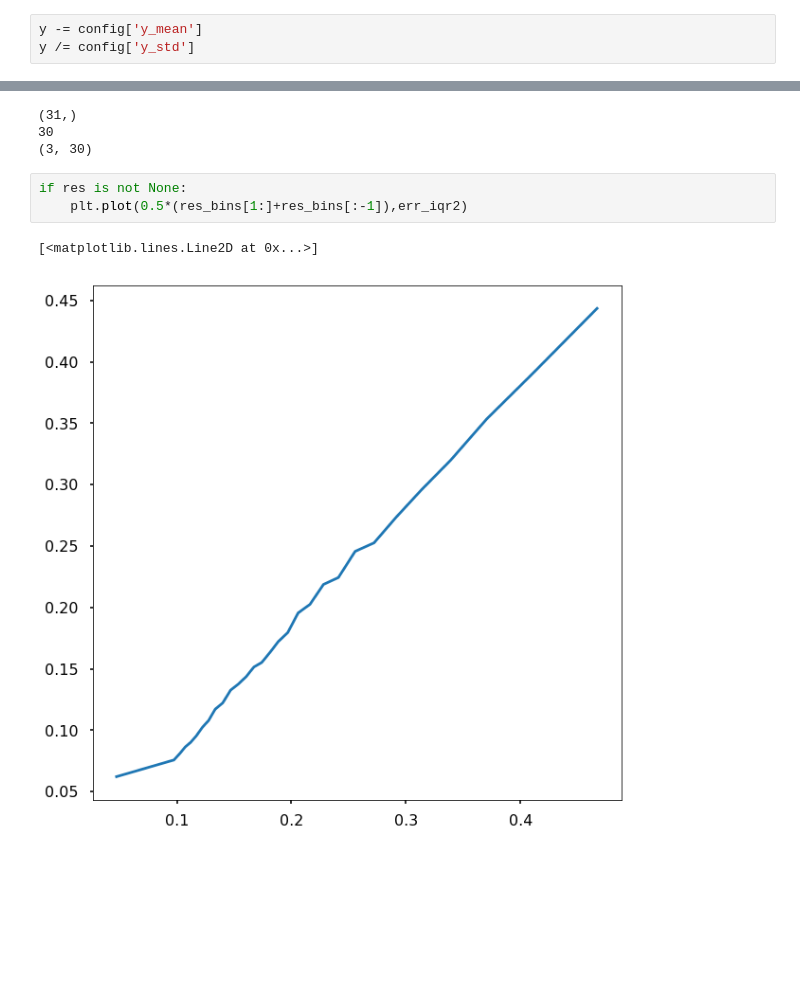
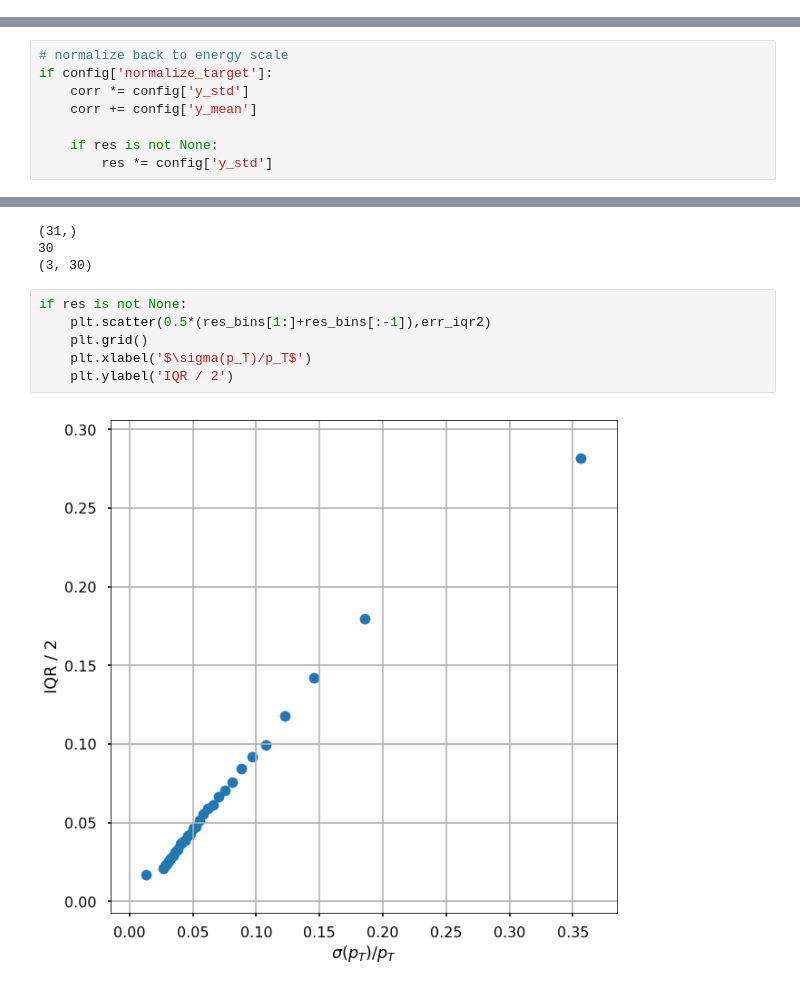
Before and after one commit to michelif/HHbbgg_ETH, a Jupyter notebook: bregression/notebooks/predict_ffwd.ipynb, the cells around one changed output, grey strips where cells are left out. Drawn from its saved outputs; the diff is of its cells as text; blank space fills up the shorter version.

```diff
--- a/bregression/notebooks/predict_ffwd.ipynb
+++ b/bregression/notebooks/predict_ffwd.ipynb
@@ -57,6 +62,3 @@ y = (data['Jet_mcPt']/data['Jet_pt']).values.reshape(-1,1)
-# %%
-y -= config['y_mean']
-y /= config['y_std']
 # %%
 model = keras.models.load_model(models[0],compile=False)
 # %%
@@ -127,0 +102,8 @@ if y_pred.shape[1] > 2:
+# %%
+# normalize back to energy scale
+if config['normalize_target']:
+    corr *= config['y_std']
+    corr += config['y_mean']
+
+    if res is not None:
+        res *= config['y_std']
@@ -203,7 +248,9 @@ if res is not None:
 (3, 30)
 # %%
 if res is not None:
-    plt.plot(0.5*(res_bins[1:]+res_bins[:-1]),err_iqr2)
+    plt.scatter(0.5*(res_bins[1:]+res_bins[:-1]),err_iqr2)
+    plt.grid()
+    plt.xlabel('$\sigma(p_T)/p_T$')
+    plt.ylabel('IQR / 2')
 # %% [output]
-[<matplotlib.lines.Line2D at 0x...>]
-[figure, old version]
+[figure, new version]
```
Also changed, not shown: parts of 36 cells of this notebook.
